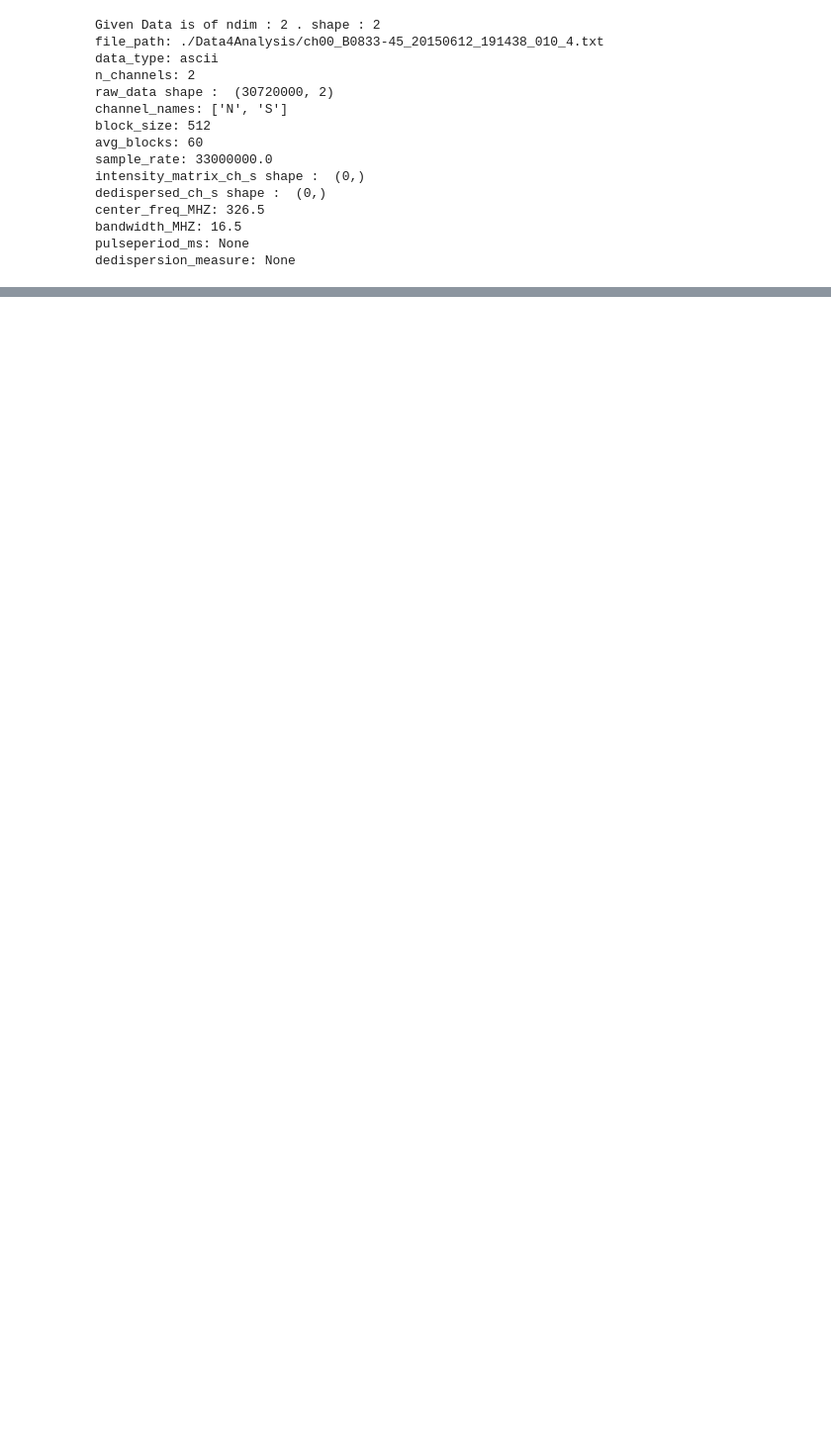
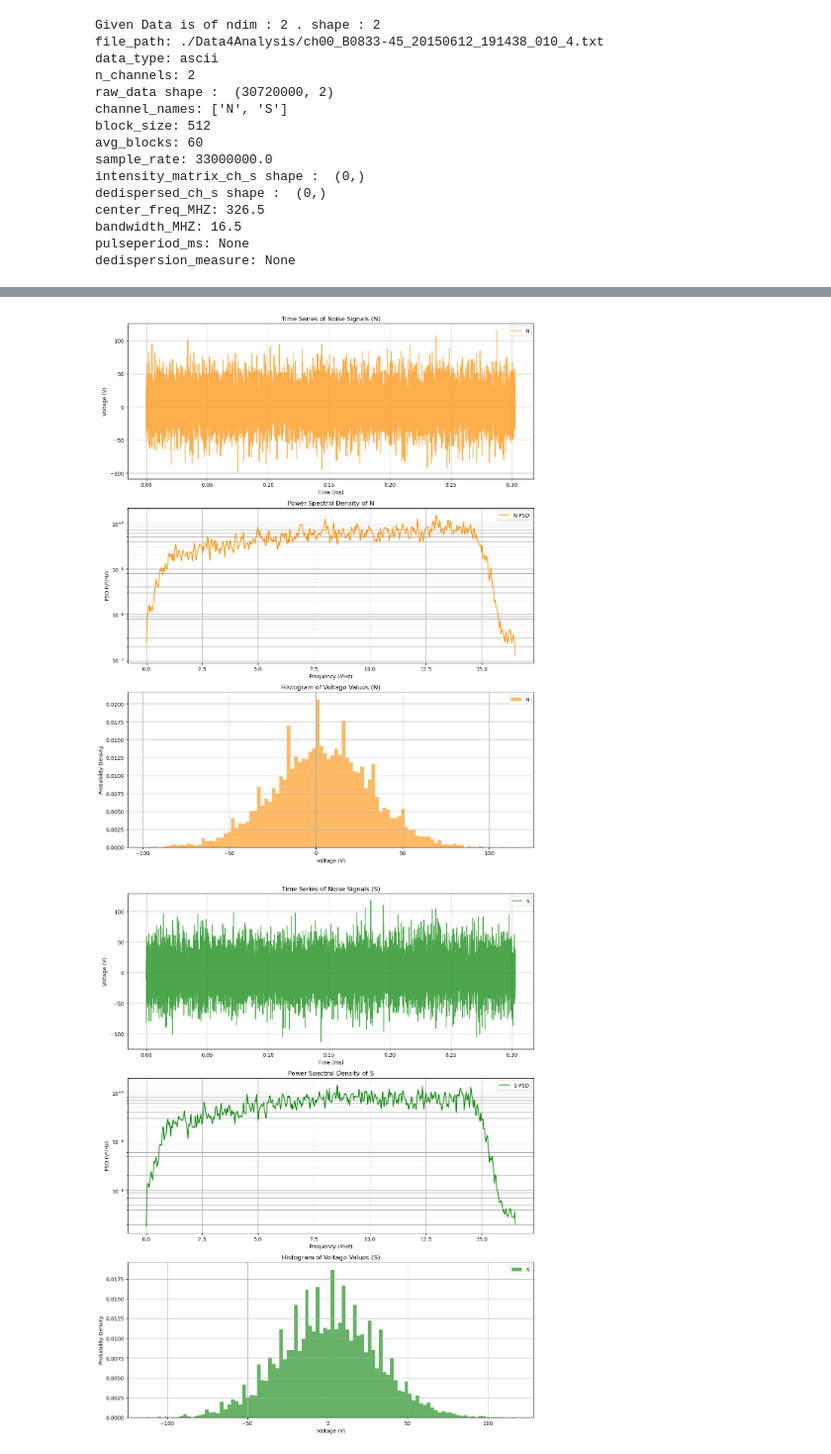
Before and after one commit to ashwin-r-k/PulsarAnalyticsKit, a Jupyter notebook: NoteBook_PULSAR_DATA_Analysis_FINAL.ipynb, the cells around one changed output, grey strips where cells are left out. Shown at 99% size. Cells and saved outputs as stored; diff of their text form; code cells hidden in the pictures; blank space fills up the shorter version.

```diff
--- a/NoteBook_PULSAR_DATA_Analysis_FINAL.ipynb
+++ b/NoteBook_PULSAR_DATA_Analysis_FINAL.ipynb
@@ -154,0 +135,6 @@ Not enough peaks found to estimate period.
+# %%
+Plot_characterstics(vela,channel=0)
+Plot_characterstics(vela,channel=1)
+# %% [output]
+[figure, added]
+[figure, added]
```
Also changed, not shown: parts of 16 cells of this notebook, 3 other files.
